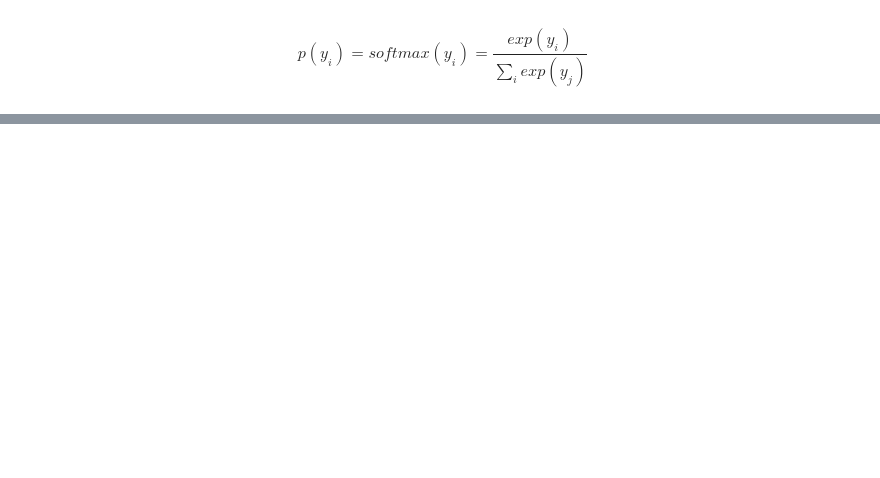
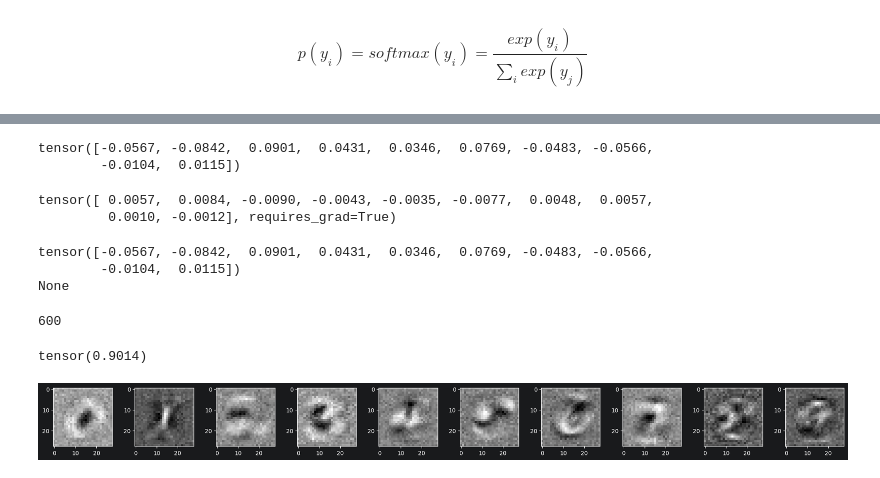
Before and after one commit to Zamanof/AI-FSDE_1_24_3_ru, a Jupyter notebook: AI 13/AI 13. PyTorch example.ipynb, the cells around one changed output, grey strips where cells are left out. Saved outputs shown, nothing was run; the diff lists cells and outputs as text; code cells hidden in the pictures; blank space fills up the shorter version.

```diff
--- a/AI 13/AI 13. PyTorch example.ipynb
+++ b/AI 13/AI 13. PyTorch example.ipynb
@@ -109,0 +139,53 @@ $$
+# %%
+# Stochastic gradient descent
+optimizer = torch.optim.SGD([W, b], lr=0.1)
+cross_entropy.backward()
+b.grad
+# %% [output]
+tensor([-0.0567, -0.0842,  0.0901,  0.0431,  0.0346,  0.0769, -0.0483, -0.0566,
+        -0.0104,  0.0115])
+# %%
+optimizer.step()
+b
+# %% [output]
+tensor([ 0.0057,  0.0084, -0.0090, -0.0043, -0.0035, -0.0077,  0.0048,  0.0057,
+         0.0010, -0.0012], requires_grad=True)
+# %%
+print(b.grad)
+optimizer.zero_grad()
+print(b.grad)
+# %% [output]
+tensor([-0.0567, -0.0842,  0.0901,  0.0431,  0.0346,  0.0769, -0.0483, -0.0566,
+        -0.0104,  0.0115])
+None
+# %%
+print(len(train_loader))
+for images, labels in tqdm(train_loader):
+    optimizer.zero_grad()
+    x = images.view(-1, 28*28)
+    y = torch.matmul(x, W) + b
+    cross_entropy = F.cross_entropy(y, labels)
+
+    cross_entropy.backward()
+    optimizer.step()
+# %% [output]
+600
+# %%
+correct = 0
+total = len(mnist_test)
+with torch.no_grad():
+    for images, labels in tqdm(test_loader):
+        x = images.view(-1, 28*28)
+        y = torch.matmul(x, W) + b
+        pred = torch.argmax(y, dim=1)
+        correct += torch.sum(pred == labels).float()
+print(correct / total)
+# %% [output]
+tensor(0.9014)
+# %%
+fig, ax = plt.subplots(1, 10, figsize=(20,2))
+for i in range(10):
+    ax[i].imshow(W[:, i].detach().view(28,28), cmap="gray")
+    plt.tight_layout()
+# %% [output]
+[figure, added]
```
Also changed, not shown: parts of 8 cells of this notebook, 4 other files.
